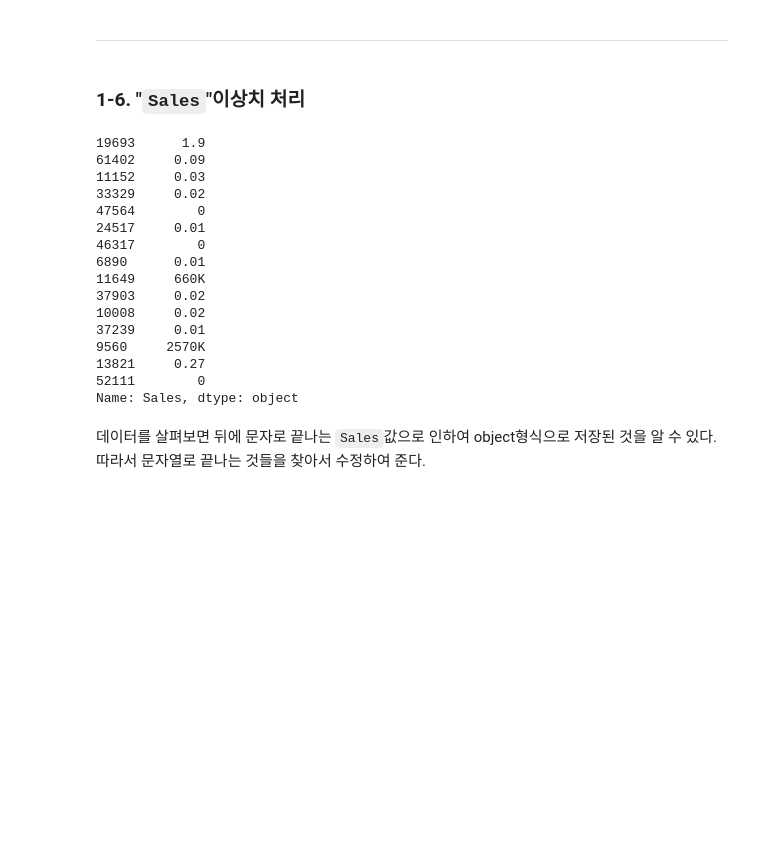
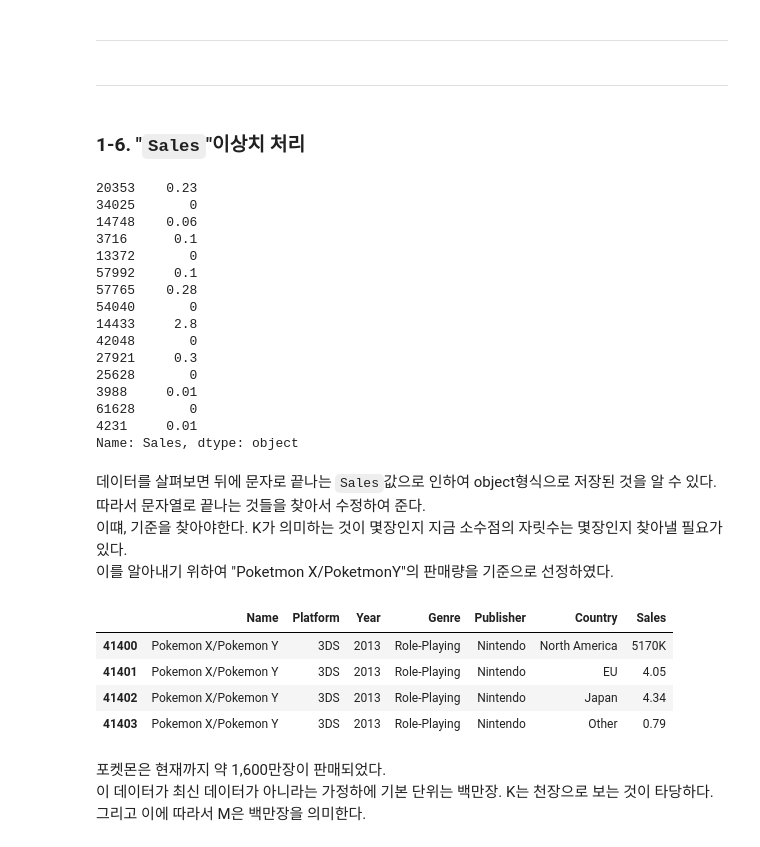
Before and after one commit to IlTACK-OH/Section1_project, a Jupyter notebook: Section1_project.ipynb, the cells around one changed output. Drawn from its saved outputs; the diff is of its cells as text; code cells hidden in the pictures; blank space fills up the shorter version.

```diff
--- a/Section1_project.ipynb
+++ b/Section1_project.ipynb
@@ -264,7 +264,7 @@ array(['Action', 'Adventure', 'Misc', 'Platform', 'Sports', 'Simulation',
 Gen_null_data = np.array(['Platform','Sports','Sports','Action','Role-Playing',
                  'Racing','Action','Action','Sports','Fighting',
                  'Adventure','Sports','Action','Puzzle','Fighting',
-                 'Party','Role-Playing','Role-Playing','Adventure','Role-Playing',
+                 'Misc','Role-Playing','Role-Playing','Adventure','Role-Playing',
                  'Strategy','Action','Sports','Action','Racing',
                  'Role-Playing','Adventure','Adventure','Simulation','Simulation',
                  'Action','Platform','Racing','Shooter','Adventure',
@@ -375,28 +375,43 @@ df_sub.head(10)
 df = df_sub.copy()
 # %%
 df_sub = df.copy()
+# %% [markdown]
+---
 # %% [markdown]
 ### 1-6. "`Sales`"이상치 처리
 # %%
 df_sub.Sales.sample(15)
 # %% [output]
-19693      1.9
-61402     0.09
-11152     0.03
-33329     0.02
-47564        0
-24517     0.01
-46317        0
-6890      0.01
-11649     660K
-37903     0.02
-10008     0.02
-37239     0.01
-9560     2570K
-13821     0.27
-52111        0
+20353    0.23
+34025       0
+14748    0.06
+3716      0.1
+13372       0
+57992     0.1
+57765    0.28
+54040       0
+14433     2.8
+42048       0
+27921     0.3
+25628       0
+3988     0.01
+61628       0
+4231     0.01
 Name: Sales, dtype: object
 # %% [markdown]
 데이터를 살펴보면 뒤에 문자로 끝나는 `Sales`값으로 인하여 object형식으로 저장된 것을 알 수 있다.<br>
- 따라서 문자열로 끝나는 것들을 찾아서 수정하여 준다.
+ 따라서 문자열로 끝나는 것들을 찾아서 수정하여 준다.<br>
+ 이떄, 기준을 찾아야한다. K가 의미하는 것이 몇장인지 지금 소수점의 자릿수는 몇장인지 찾아낼 필요가 있다.<br>이를 알아내기 위하여 "Poketmon X/PoketmonY"의 판매량을 기준으로 선정하였다.
+# %%
+df_sub[df_sub.Name=='Pokemon X/Pokemon Y']
+# %% [output]
+|  | Name | Platform | Year | Genre | Publisher | Country | Sales |
+| 41400 | Pokemon X/Pokemon Y | 3DS | 2013 | Role-Playing | Nintendo | North America | 5170K |
+| 41401 | Pokemon X/Pokemon Y | 3DS | 2013 | Role-Playing | Nintendo | EU | 4.05 |
+| 41402 | Pokemon X/Pokemon Y | 3DS | 2013 | Role-Playing | Nintendo | Japan | 4.34 |
+| 41403 | Pokemon X/Pokemon Y | 3DS | 2013 | Role-Playing | Nintendo | Other | 0.79 |
+# %% [markdown]
+포켓몬은 현재까지 약 1,600만장이 판매되었다.<Br>
+이 데이터가 최신 데이터가 아니라는 가정하에 기본 단위는 백만장. K는 천장으로 보는 것이 타당하다.<br>
+그리고 이에 따라서 M은 백만장을 의미한다.
 # %%
```
Also changed, not shown: parts of 11 cells of this notebook.
